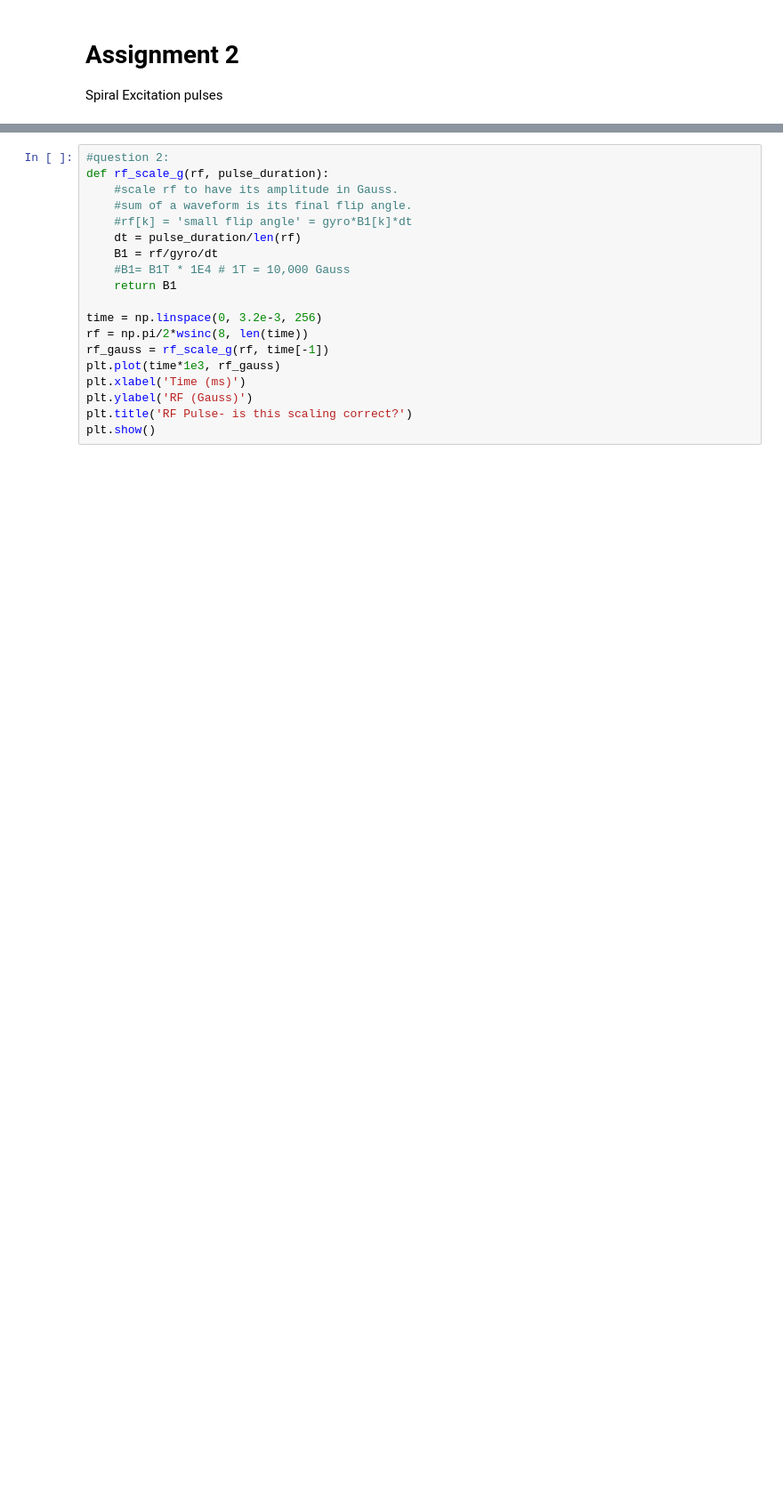
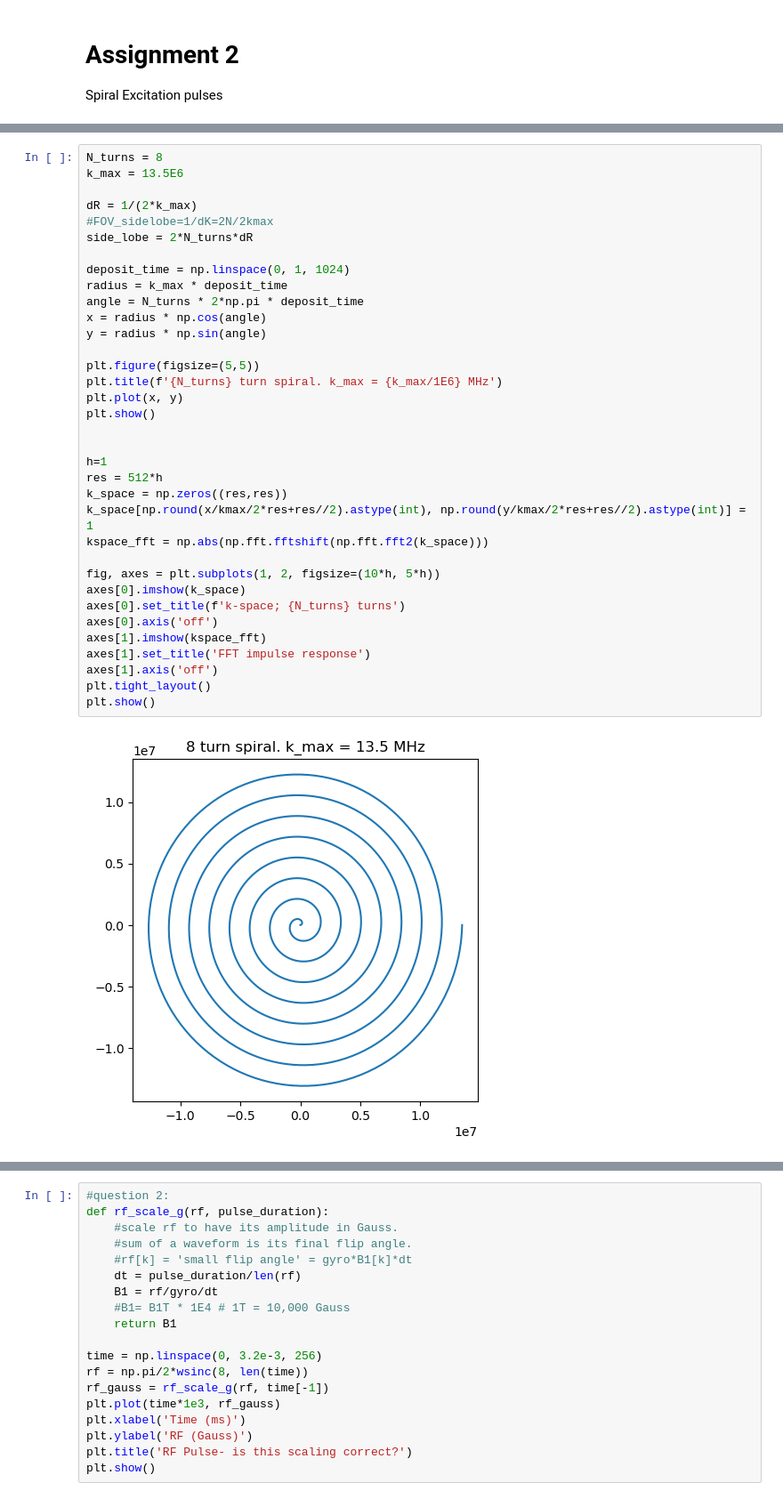
Before and after one commit to jhillard-stanford/mri-fingerprinting, a Jupyter notebook: assingment2/assignment2.ipynb, the cells around one changed output, grey strips where cells are left out. Shown at 89% size. Drawn from its saved outputs; the diff is of its cells as text; blank space fills up the shorter version.

```diff
--- a/assingment2/assignment2.ipynb
+++ b/assingment2/assignment2.ipynb
@@ -36,0 +121,37 @@ plt.show()
+# %%
+N_turns = 8
+k_max = 13.5E6
+
+dR = 1/(2*k_max)
+#FOV_sidelobe=1/dK=2N/2kmax
+side_lobe = 2*N_turns*dR
+
+deposit_time = np.linspace(0, 1, 1024)
+radius = k_max * deposit_time
+angle = N_turns * 2*np.pi * deposit_time
+x = radius * np.cos(angle)
+y = radius * np.sin(angle)
+
+plt.figure(figsize=(5,5))
+plt.title(f'{N_turns} turn spiral. k_max = {k_max/1E6} MHz')
+plt.plot(x, y)
+plt.show()
+
+
+h=1
+res = 512*h
+k_space = np.zeros((res,res))
+k_space[np.round(x/kmax/2*res+res//2).astype(int), np.round(y/kmax/2*res+res//2).astype(int)] = 1
+kspace_fft = np.abs(np.fft.fftshift(np.fft.fft2(k_space)))
+
+fig, axes = plt.subplots(1, 2, figsize=(10*h, 5*h))
+axes[0].imshow(k_space)
+axes[0].set_title(f'k-space; {N_turns} turns')
+axes[0].axis('off')
+axes[1].imshow(kspace_fft)
+axes[1].set_title('FFT impulse response')
+axes[1].axis('off')
+plt.tight_layout()
+plt.show()
+# %% [output]
+[figure, added]
```
Also changed, not shown: parts of 7 cells of this notebook, 2 other files.
